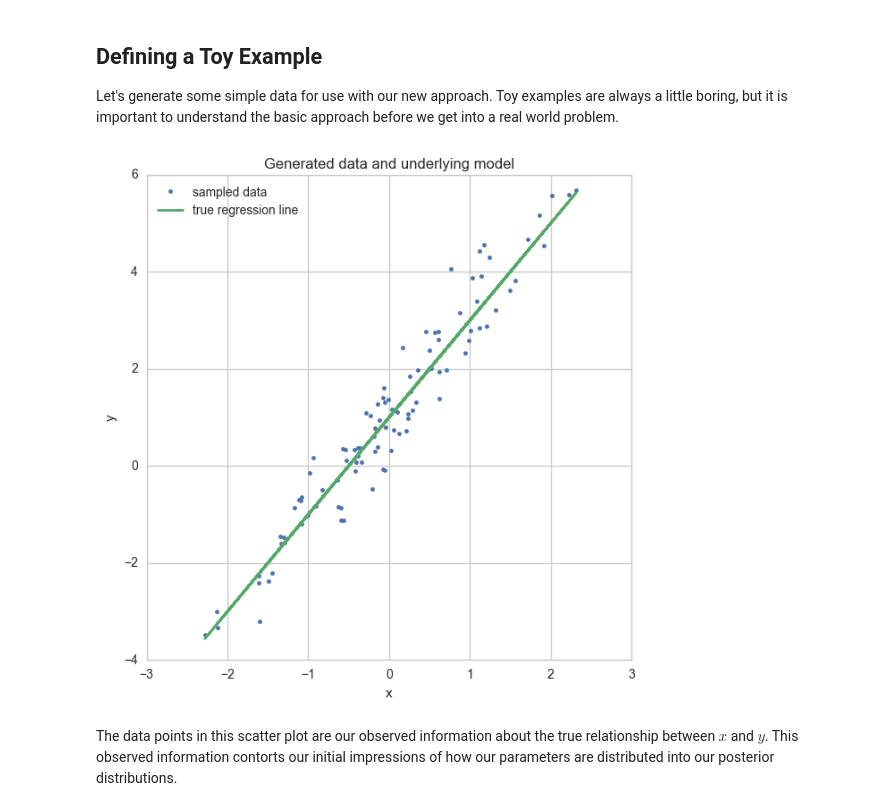
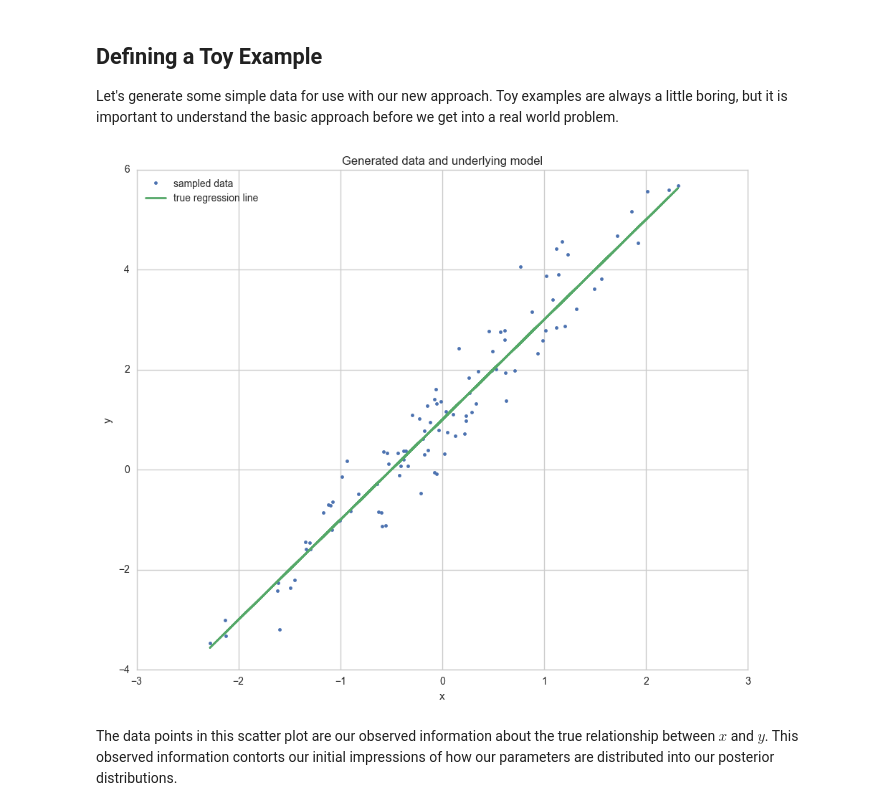
Before and after one commit to pydata/pydata-cookbook, a Jupyter notebook: papers/maxwell_margenot/bayesian_linear_regression.ipynb, the cells around one changed output. Drawn from its saved outputs; the diff is of its cells as text; code cells hidden in the pictures.

```diff
--- a/papers/maxwell_margenot/bayesian_linear_regression.ipynb
+++ b/papers/maxwell_margenot/bayesian_linear_regression.ipynb
@@ -68,13 +68,13 @@ y = true_line + np.random.normal(0, 0.5, size=N)
 
 data = dict(x=x, y=y)
 # %%
-fig = plt.figure(figsize=(7, 7))
+fig = plt.figure(figsize=(11, 9))
 ax = fig.add_subplot(111, xlabel='x', ylabel='y', title='Generated data and underlying model')
 ax.plot(x, y, '.', label='sampled data')
 ax.plot(x, true_line, label='true regression line', lw=2.)
 plt.legend(loc=0);
 # %% [output]
-[figure, old version]
+[figure, new version]
 # %% [markdown]
 The data points in this scatter plot are our observed information about the true relationship between $x$ and $y$. This observed information contorts our initial impressions of how our parameters are distributed into our posterior distributions.
 # %% [markdown]
```
Also changed, not shown: parts of 51 cells of this notebook, 1 other file.
